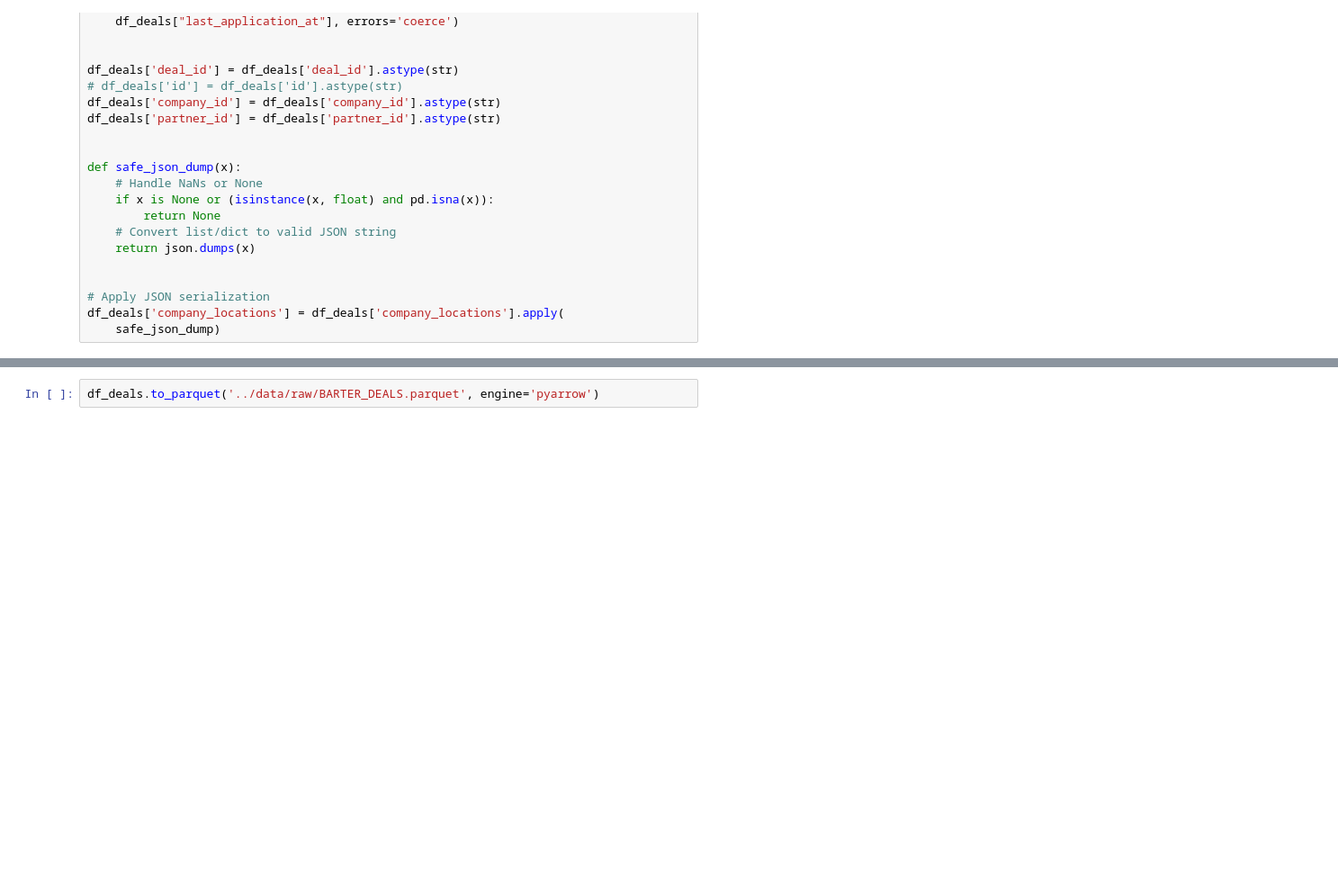
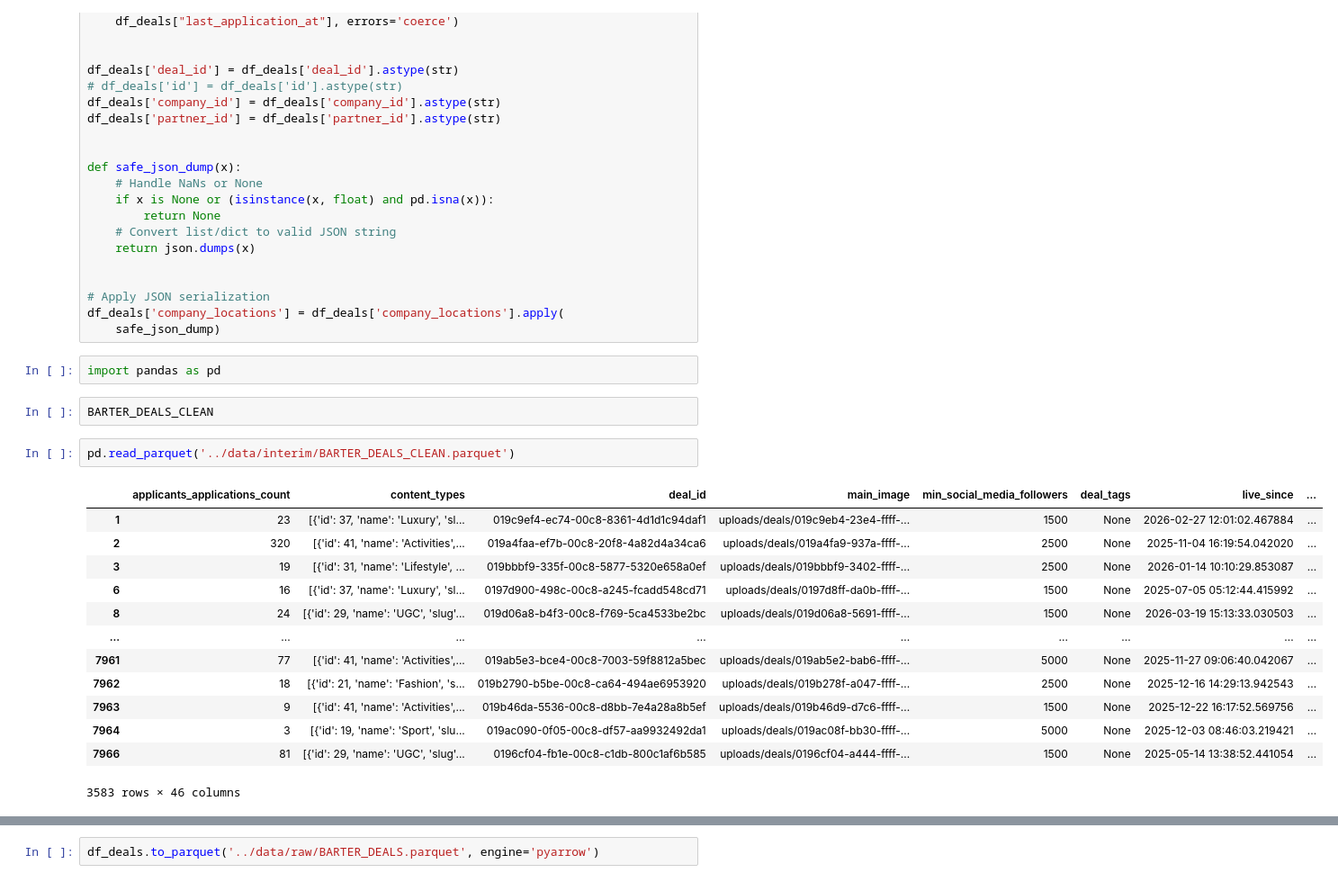
Before and after one commit to wouterbarter/AI_thesis_public, a Jupyter notebook: notebooks/barter_deals_dataset_creator.ipynb, the cells around one changed output, grey strips where cells are left out. Shown at 90% size. Drawn from its saved outputs; the diff is of its cells as text; blank space fills up the shorter version.

```diff
--- a/notebooks/barter_deals_dataset_creator.ipynb
+++ b/notebooks/barter_deals_dataset_creator.ipynb
@@ -85,4 +85,24 @@ def safe_json_dump(x):
 # Apply JSON serialization
 df_deals['company_locations'] = df_deals['company_locations'].apply(
     safe_json_dump)
+# %%
+import pandas as pd
+# %%
+BARTER_DEALS_CLEAN
+# %%
+pd.read_parquet('../data/interim/BARTER_DEALS_CLEAN.parquet')
+# %% [output]
+|  | applicants_applications_count | content_types | deal_id | main_image | min_social_media_followers | deal_tags | live_since | ... |
+| 1 | 23 | [{'id': 37, 'name': 'Luxury', 'sl... | 019c9ef4-ec74-00c8-8361-4d1d1c94daf1 | uploads/deals/019c9eb4-23e4-ffff-... | 1500 | None | 2026-02-27 12:01:02.467884 | ... |
+| 2 | 320 | [{'id': 41, 'name': 'Activities',... | 019a4faa-ef7b-00c8-20f8-4a82d4a34ca6 | uploads/deals/019a4fa9-937a-ffff-... | 2500 | None | 2025-11-04 16:19:54.042020 | ... |
+| 3 | 19 | [{'id': 31, 'name': 'Lifestyle', ... | 019bbbf9-335f-00c8-5877-5320e658a0ef | uploads/deals/019bbbf9-3402-ffff-... | 2500 | None | 2026-01-14 10:10:29.853087 | ... |
+| 6 | 16 | [{'id': 37, 'name': 'Luxury', 'sl... | 0197d900-498c-00c8-a245-fcadd548cd71 | uploads/deals/0197d8ff-da0b-ffff-... | 1500 | None | 2025-07-05 05:12:44.415992 | ... |
+| 8 | 24 | [{'id': 29, 'name': 'UGC', 'slug'... | 019d06a8-b4f3-00c8-f769-5ca4533be2bc | uploads/deals/019d06a8-5691-ffff-... | 1500 | None | 2026-03-19 15:13:33.030503 | ... |
+| ... | ... | ... | ... | ... | ... | ... | ... | ... |
+| 7961 | 77 | [{'id': 41, 'name': 'Activities',... | 019ab5e3-bce4-00c8-7003-59f8812a5bec | uploads/deals/019ab5e2-bab6-ffff-... | 5000 | None | 2025-11-27 09:06:40.042067 | ... |
+| 7962 | 18 | [{'id': 21, 'name': 'Fashion', 's... | 019b2790-b5be-00c8-ca64-494ae6953920 | uploads/deals/019b278f-a047-ffff-... | 2500 | None | 2025-12-16 14:29:13.942543 | ... |
+| 7963 | 9 | [{'id': 41, 'name': 'Activities',... | 019b46da-5536-00c8-d8bb-7e4a28a8b5ef | uploads/deals/019b46d9-d7c6-ffff-... | 1500 | None | 2025-12-22 16:17:52.569756 | ... |
+| 7964 | 3 | [{'id': 19, 'name': 'Sport', 'slu... | 019ac090-0f05-00c8-df57-aa9932492da1 | uploads/deals/019ac08f-bb30-ffff-... | 5000 | None | 2025-12-03 08:46:03.219421 | ... |
+| 7966 | 81 | [{'id': 29, 'name': 'UGC', 'slug'... | 0196cf04-fb1e-00c8-c1db-800c1af6b585 | uploads/deals/0196cf04-a444-ffff-... | 1500 | None | 2025-05-14 13:38:52.441054 | ... |
+3583 rows × 46 columns
 # %%
```
Also changed, not shown: parts of 1 cell of this notebook, 42 other files.
